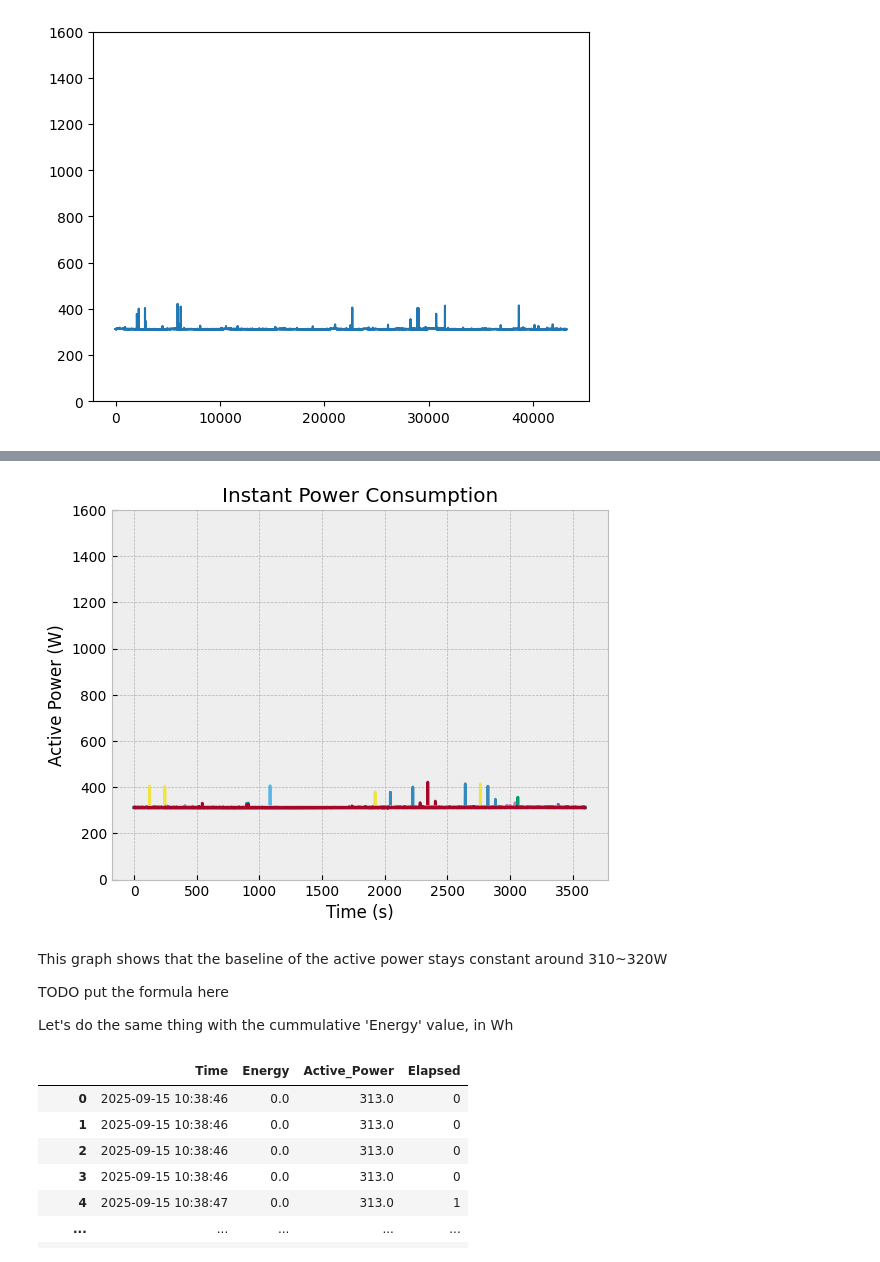
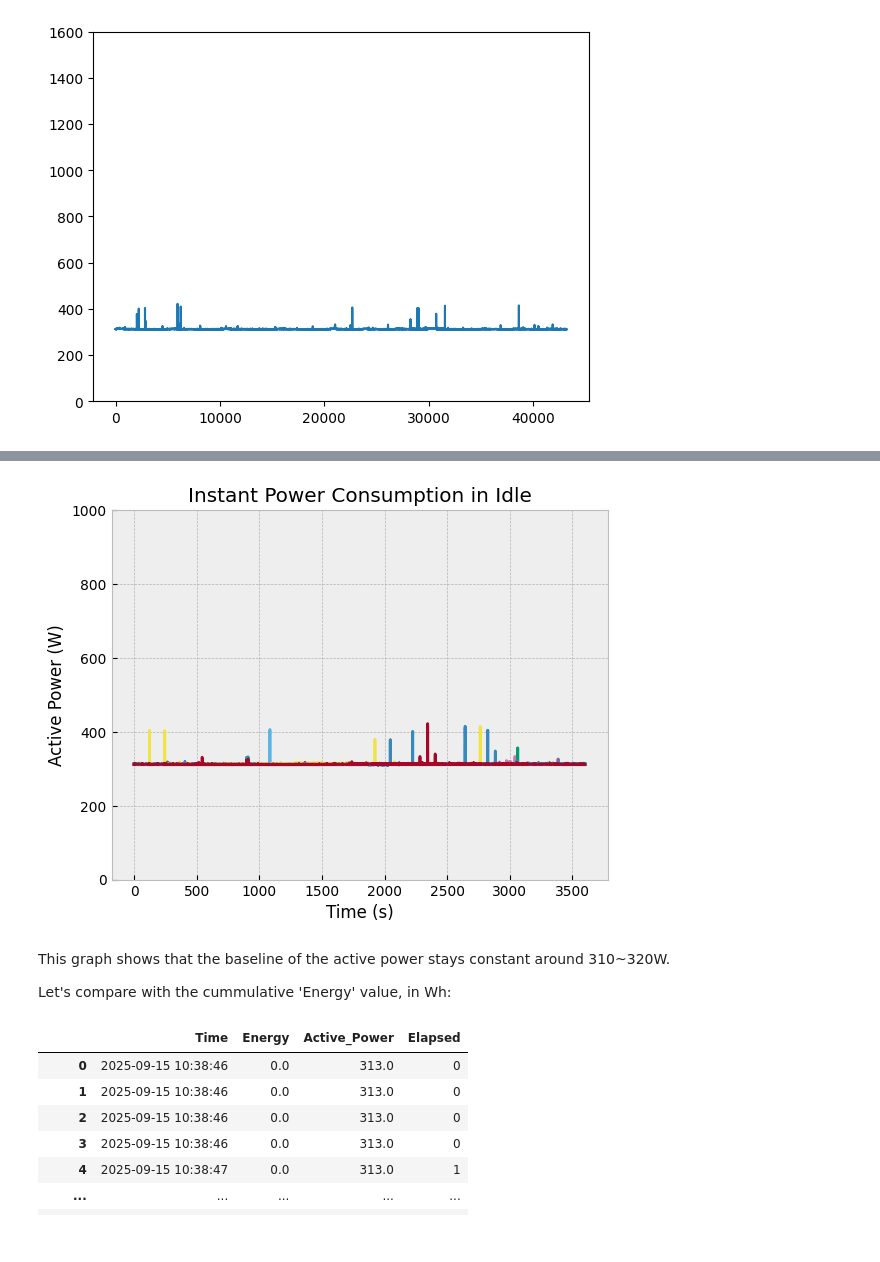
Before and after one commit to othomarcondes/CMP223-EnergyMeasurements, a Jupyter notebook: data_analysis.ipynb, the cells around one changed output, grey strips where cells are left out. Drawn from its saved outputs; the diff is of its cells as text; code cells hidden in the pictures.

```diff
--- a/data_analysis.ipynb
+++ b/data_analysis.ipynb
@@ -138,28 +97,26 @@ idle_list
 # %%
 # plotar as 12 horas sobrepostas pra ficar mais fácil de visualizar
 
 #fig = plt.figure(figsize=(12, 4))
 fig = plt.figure()
 ax = fig.add_subplot(111)
 
 for index, hour in enumerate(idle_list):
    ax.plot(idle_list[index]['Elapsed'], idle_list[index]['Active_Power'])
 
-ax.set_ylim(0,1600)
-plt.title('Instant Power Consumption')
+ax.set_ylim(0,1000)
+plt.title('Instant Power Consumption in Idle')
 plt.xlabel('Time (s)')
 plt.ylabel('Active Power (W)')
 
 fig.savefig("figures/idle_instant.pdf")
 plt.show()
 # %% [output]
-[figure, old version]
+[figure, new version]
 # %% [markdown]
-This graph shows that the baseline of the active power stays constant around 310~320W
+This graph shows that the baseline of the active power stays constant around 310~320W.
 
-TODO put the formula here
-
-Let's do the same thing with the cummulative 'Energy' value, in Wh
+Let's compare with the cummulative 'Energy' value, in Wh:
 # %%
 # atualizar a coluna 'Energy' pra mostrar o total em Wh desde o inicio do período
 
```
Also changed, not shown: parts of 8 cells of this notebook, 7 other files.
